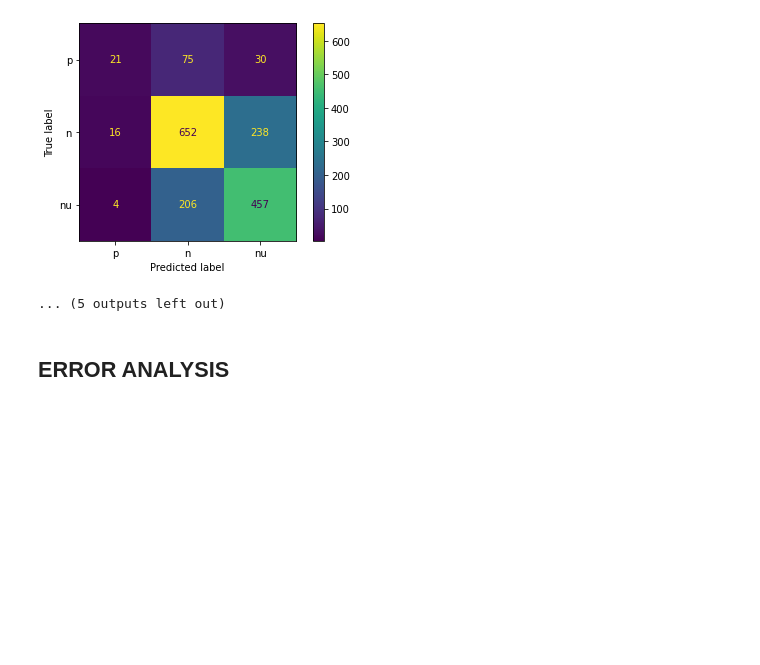
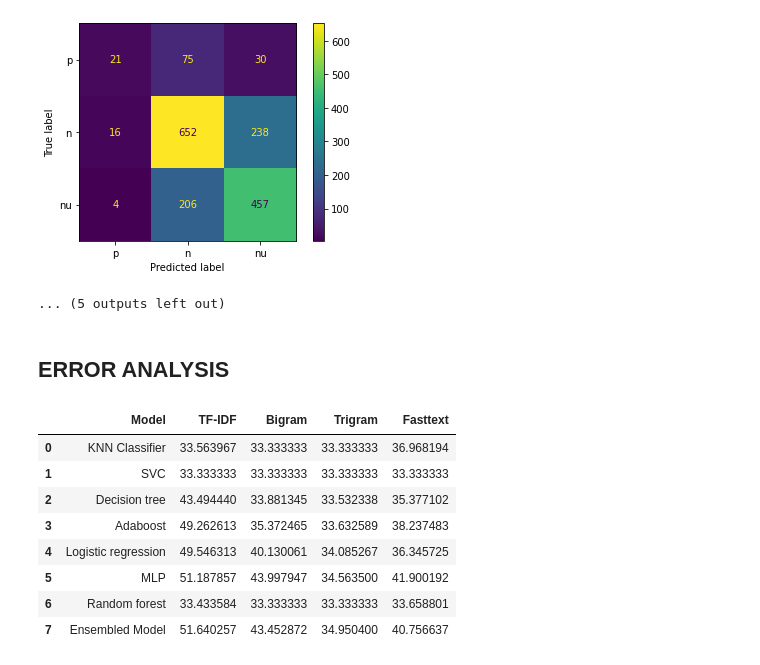
Before and after one commit to shreya1110-dev/TuluSentimentData, a Jupyter notebook: TuluSentimentAnalysis.ipynb, the cells around one changed output. Cells and saved outputs as stored; diff of their text form; code cells hidden in the pictures; blank space fills up the shorter version.

```diff
--- a/TuluSentimentAnalysis.ipynb
+++ b/TuluSentimentAnalysis.ipynb
@@ -347,3 +347,15 @@ X_train, X_test, y_train, y_test, ind1, ind2 = train_test_split(X_tf_augmented,
 # %%
 # identifying wrongly classified instances
 wrong_predictions
+# %%
+acc_df
+# %% [output]
+|  | Model | TF-IDF | Bigram | Trigram | Fasttext |
+| 0 | KNN Classifier | 33.563967 | 33.333333 | 33.333333 | 36.968194 |
+| 1 | SVC | 33.333333 | 33.333333 | 33.333333 | 33.333333 |
+| 2 | Decision tree | 43.494440 | 33.881345 | 33.532338 | 35.377102 |
+| 3 | Adaboost | 49.262613 | 35.372465 | 33.632589 | 38.237483 |
+| 4 | Logistic regression | 49.546313 | 40.130061 | 34.085267 | 36.345725 |
+| 5 | MLP | 51.187857 | 43.997947 | 34.563500 | 41.900192 |
+| 6 | Random forest | 33.433584 | 33.333333 | 33.333333 | 33.658801 |
+| 7 | Ensembled Model | 51.640257 | 43.452872 | 34.950400 | 40.756637 |
```
Also changed, not shown: parts of 1 cell of this notebook.
